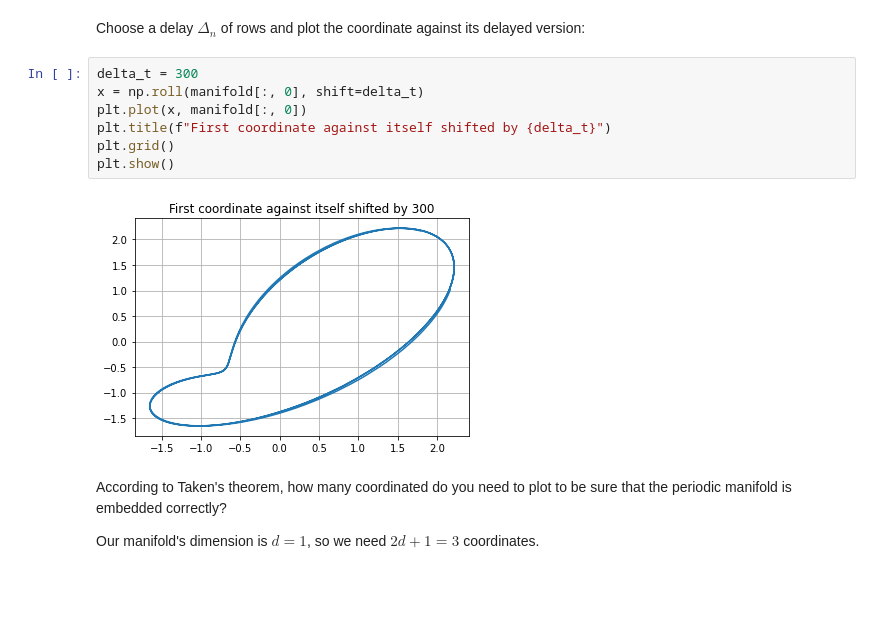
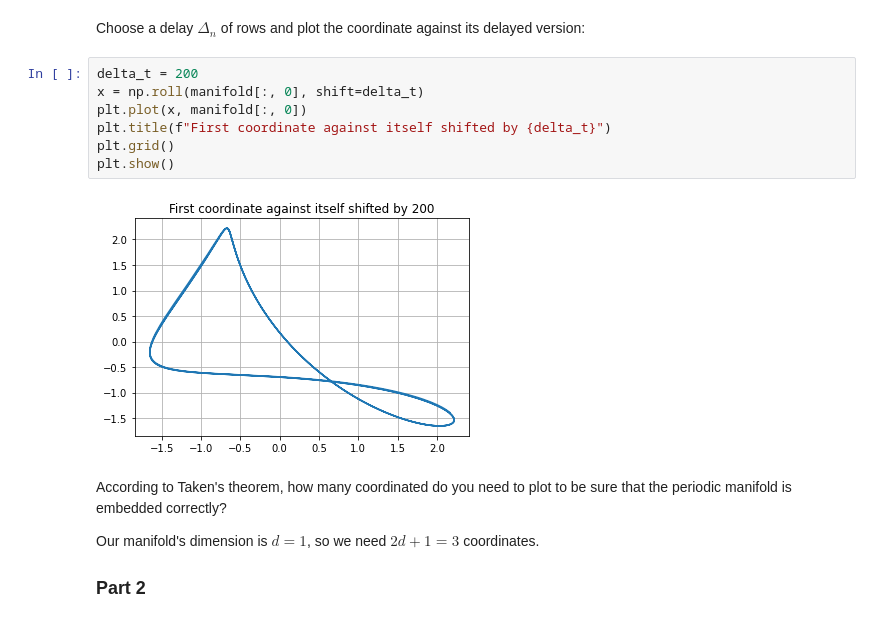
Before and after one commit to AlexPasqua/MLCMS-exercises, a Jupyter notebook: EX5/src/task4.ipynb, the cells around one changed output. Saved outputs shown, nothing was run; the diff lists cells and outputs as text; blank space fills up the shorter version.

Commit message:
Task4: part 2 kinda ok

```diff
--- a/EX5/src/task4.ipynb
+++ b/EX5/src/task4.ipynb
@@ -23,16 +22,18 @@ plt.show()
 # %% [markdown]
 Choose a delay $\Delta_n$ of rows and plot the coordinate against its delayed version:
 # %%
-delta_t = 300
+delta_t = 200
 x = np.roll(manifold[:, 0], shift=delta_t)
 plt.plot(x, manifold[:, 0])
 plt.title(f"First coordinate against itself shifted by {delta_t}")
 plt.grid()
 plt.show()
 # %% [output]
-[figure, old version]
+[figure, new version]
 # %% [markdown]
 According to Taken's theorem, how many coordinated do you need to plot
 to be sure that the periodic manifold is embedded correctly?
 
 Our manifold's dimension is $d=1$, so we need $2d+1=3$ coordinates.
+
+### Part 2
```
Also changed, not shown: parts of 4 cells of this notebook, 3 other files.
